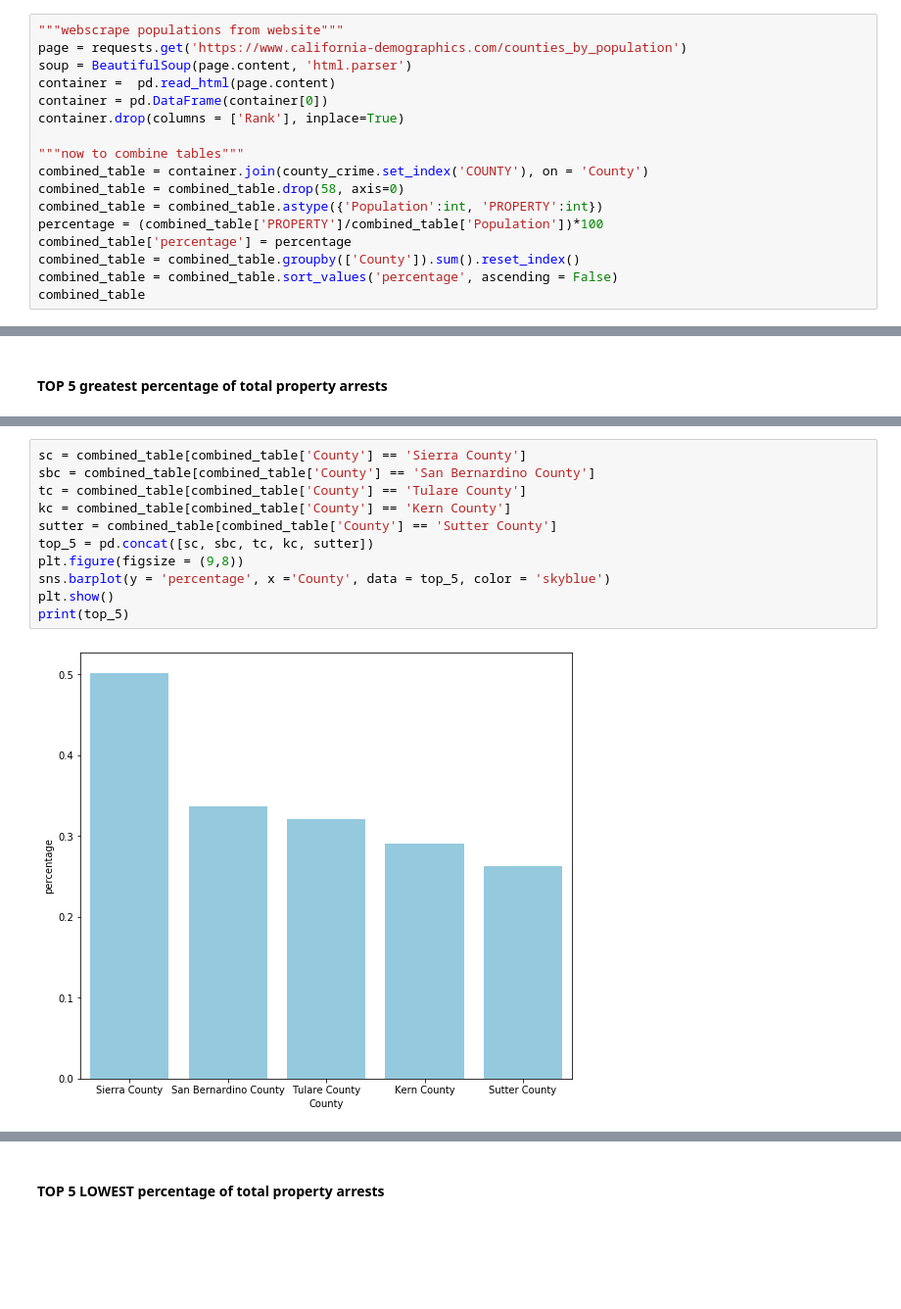
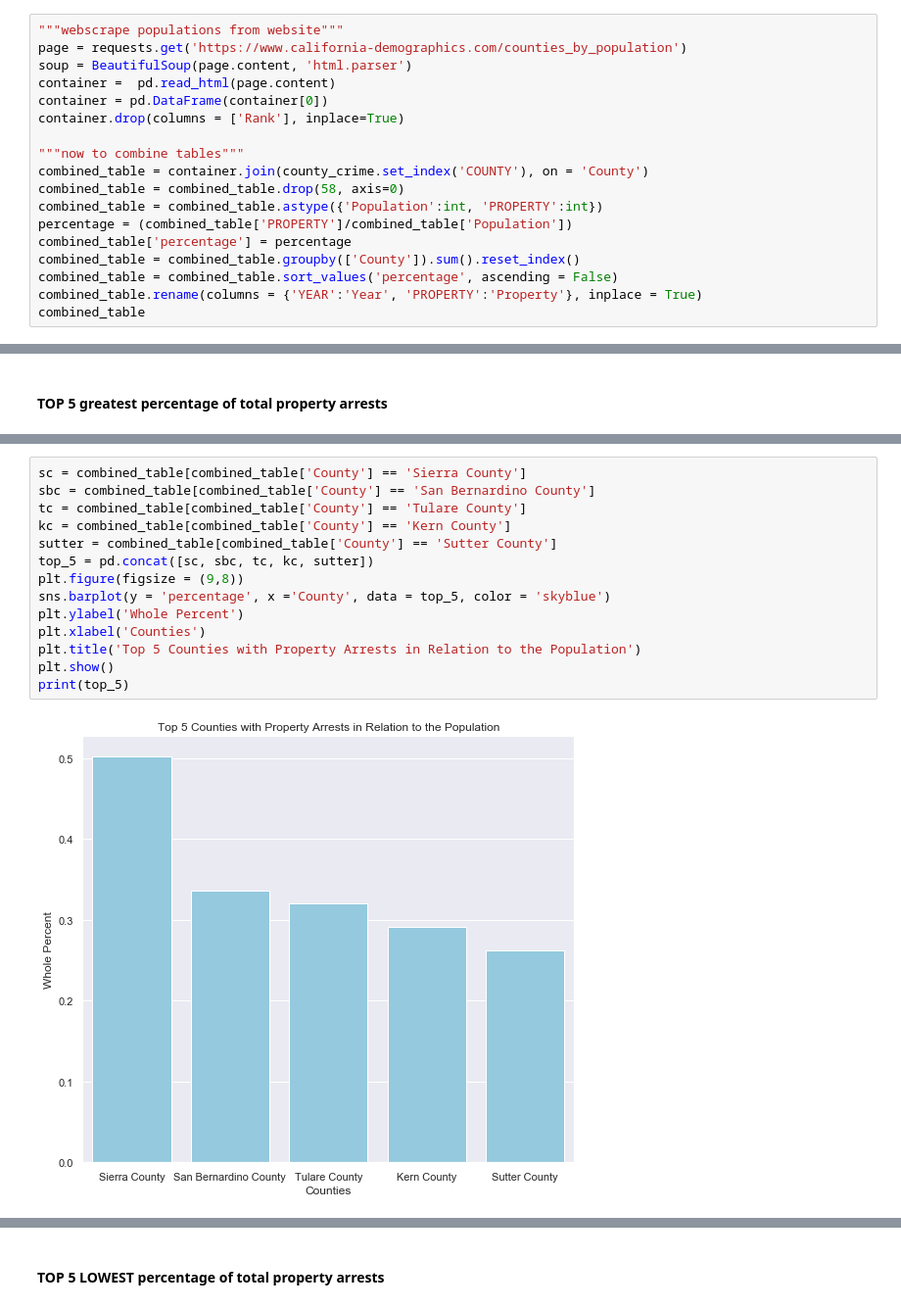
Before and after one commit to joseh4/Testing-the-link-between-fast-food-restaurants-and-property-crime-in-CA, a Jupyter notebook: master-notebook-crime.ipynb, the cells around one changed output, grey strips where cells are left out. Shown at 98% size. Cells and saved outputs as stored; diff of their text form; blank space fills up the shorter version.

```diff
--- a/master-notebook-crime.ipynb
+++ b/master-notebook-crime.ipynb
@@ -243,9 +242,10 @@ container.drop(columns = ['Rank'], inplace=True)
 combined_table = container.join(county_crime.set_index('COUNTY'), on = 'County')
 combined_table = combined_table.drop(58, axis=0)
 combined_table = combined_table.astype({'Population':int, 'PROPERTY':int})
-percentage = (combined_table['PROPERTY']/combined_table['Population'])*100
+percentage = (combined_table['PROPERTY']/combined_table['Population'])
 combined_table['percentage'] = percentage
 combined_table = combined_table.groupby(['County']).sum().reset_index()
 combined_table = combined_table.sort_values('percentage', ascending = False)
+combined_table.rename(columns = {'YEAR':'Year', 'PROPERTY':'Property'}, inplace = True)
 combined_table
 # %% [output]
@@ -271,13 +280,16 @@ combined_table
 # %%
 sc = combined_table[combined_table['County'] == 'Sierra County']
 sbc = combined_table[combined_table['County'] == 'San Bernardino County']
 tc = combined_table[combined_table['County'] == 'Tulare County']
 kc = combined_table[combined_table['County'] == 'Kern County']
 sutter = combined_table[combined_table['County'] == 'Sutter County']
 top_5 = pd.concat([sc, sbc, tc, kc, sutter])
 plt.figure(figsize = (9,8))
 sns.barplot(y = 'percentage', x ='County', data = top_5, color = 'skyblue')
+plt.ylabel('Whole Percent')
+plt.xlabel('Counties')
+plt.title('Top 5 Counties with Property Arrests in Relation to the Population')
 plt.show()
 print(top_5)
 # %% [output]
-[figure, old version]
+[figure, new version]
```
Also changed, not shown: parts of 30 cells of this notebook, 3 other files.
